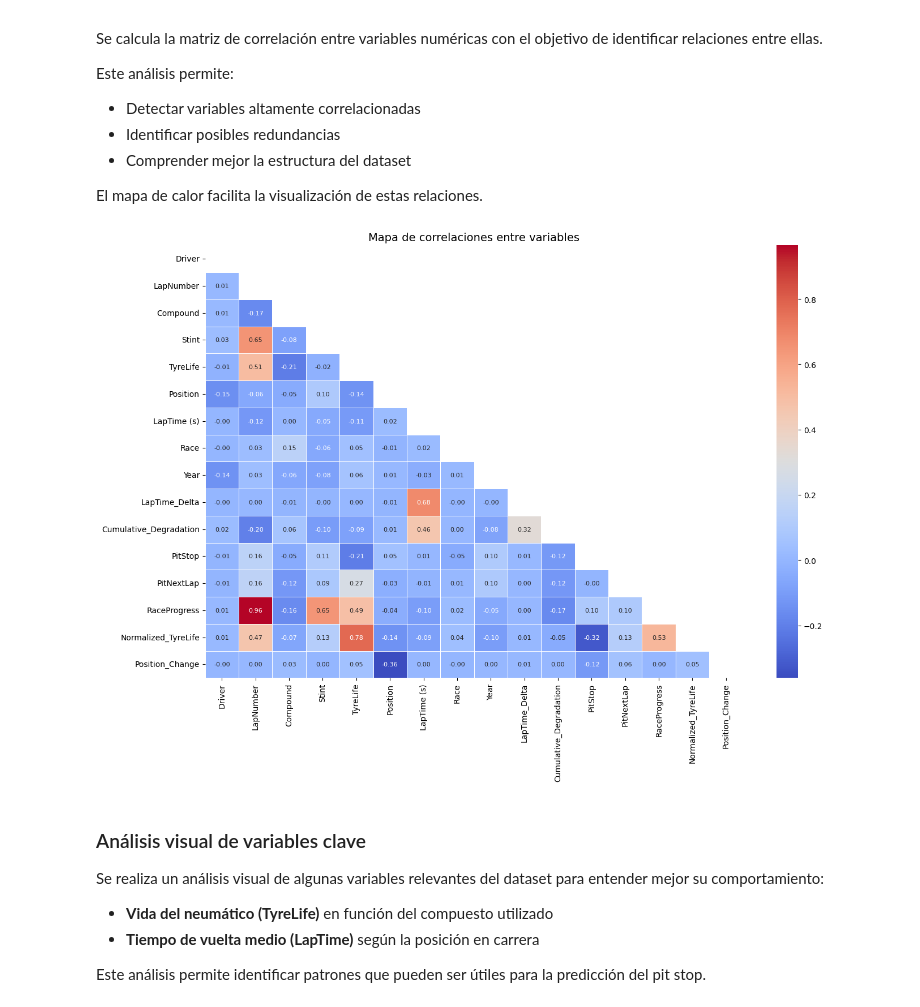
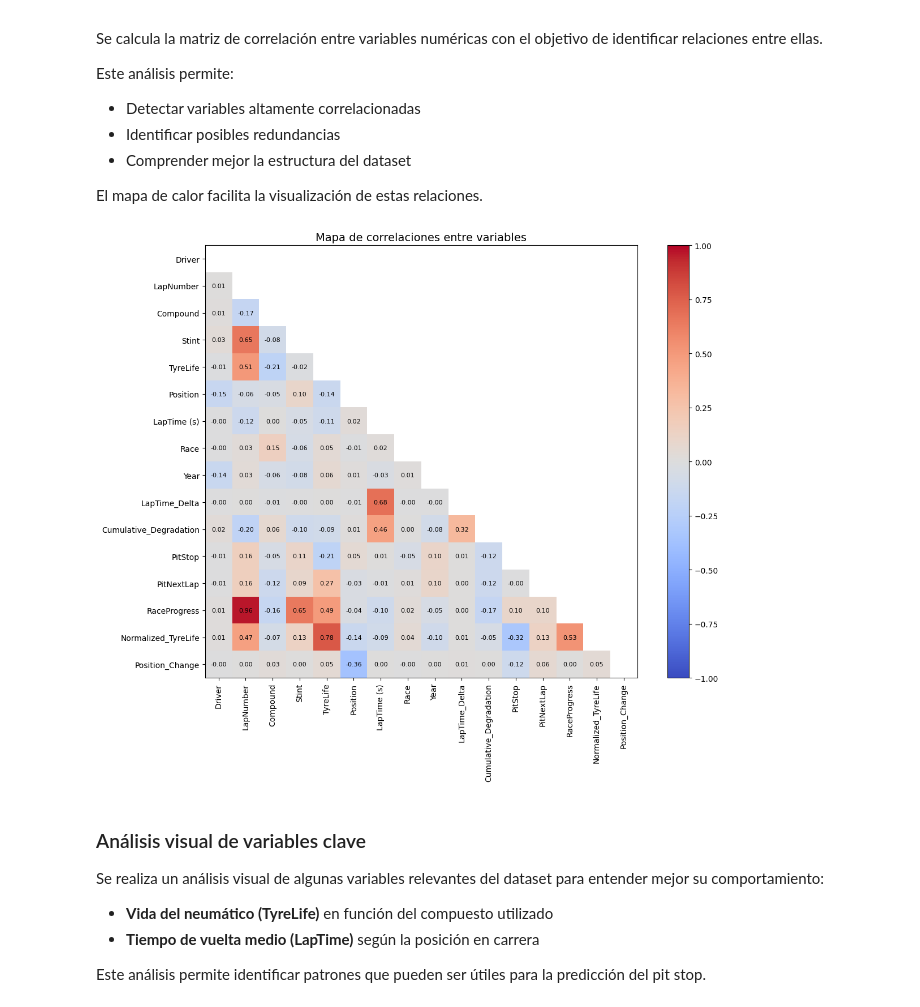
Before and after one commit to DanielRodrRodr/SI_F1Project, a Jupyter notebook: SI_F1/f1_pitstop_prediction.ipynb, the cells around one changed output. Saved outputs shown, nothing was run; the diff lists cells and outputs as text; code cells hidden in the pictures.

```diff
--- a/SI_F1/f1_pitstop_prediction.ipynb
+++ b/SI_F1/f1_pitstop_prediction.ipynb
@@ -237,15 +236,26 @@ El mapa de calor facilita la visualización de estas relaciones.
 # %%
 plt.figure(figsize=(14, 10))
 corr = df_clean.select_dtypes(include=[np.number]).corr()
 mask = np.triu(np.ones_like(corr, dtype=bool))
-sns.heatmap(corr, mask=mask, annot=True, fmt='.2f', cmap='coolwarm',
-            linewidths=0.5, annot_kws={'size': 8})
+
+corr_masked = corr.mask(mask)
+im = plt.imshow(corr_masked, cmap='coolwarm', vmin=-1, vmax=1)
+for i in range(len(corr.columns)):
+    for j in range(len(corr.columns)):
+        if not mask[i, j]:
+            value = corr.iloc[i, j]
+            plt.text(j, i, f'{value:.2f}', ha='center', va='center',
+                     color='black', fontsize=8)
+plt.xticks(range(len(corr.columns)), corr.columns, rotation=90)
+plt.yticks(range(len(corr.columns)), corr.columns)
+plt.colorbar(im, fraction=0.046, pad=0.04)
 plt.title('Mapa de correlaciones entre variables', fontsize=14)
+
 plt.tight_layout()
 plt.savefig('correlaciones.png', dpi=150, bbox_inches='tight')
 plt.show()
 # %% [output]
-[figure, old version]
+[figure, new version]
 # %% [markdown]
 ### Análisis visual de variables clave
 
```
Also changed, not shown: parts of 2 cells of this notebook, 2 other files.
